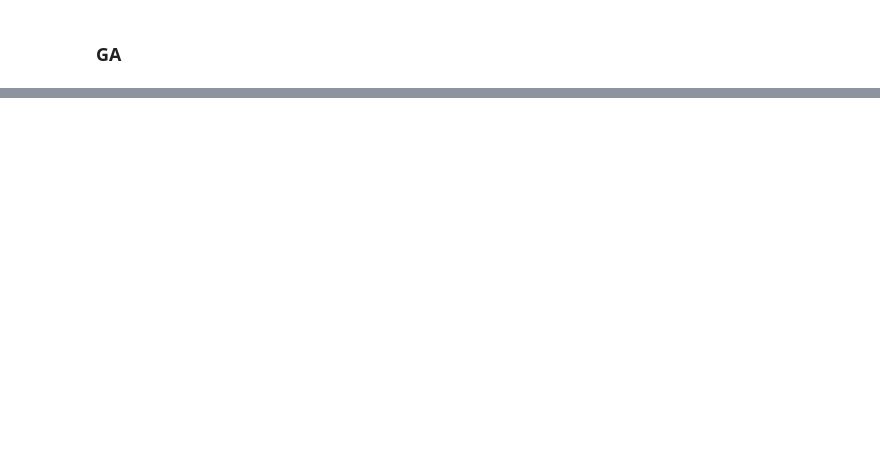
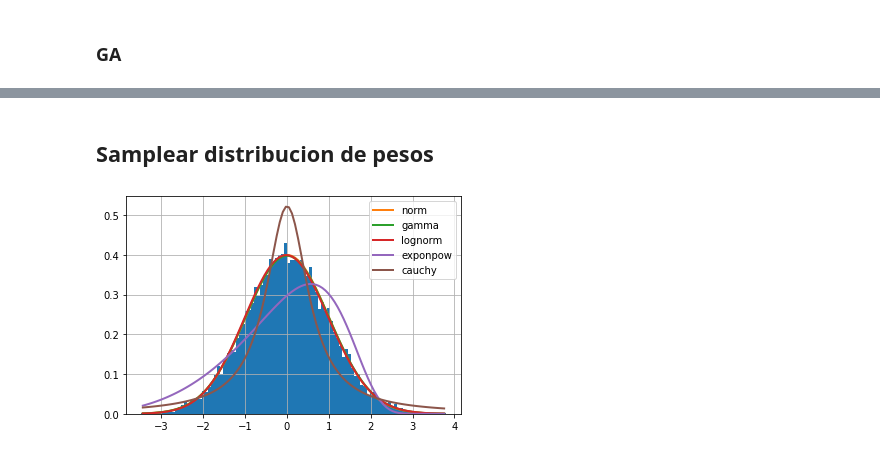
Before and after one commit to martavillagran/martavillagran.github.io, a Jupyter notebook: TFM.ipynb, the cells around one changed output, grey strips where cells are left out. Saved outputs shown, nothing was run; the diff lists cells and outputs as text; code cells hidden in the pictures; blank space fills up the shorter version.

```diff
--- a/TFM.ipynb
+++ b/TFM.ipynb
@@ -2056,0 +2317,2 @@ self.layers = self.new_topology
+# %% [markdown]
+## Samplear distribucion de pesos
@@ -2056,0 +2360,4 @@ self.layers = self.new_topology
+# %%
+sample_distriibution(1, 3, (3,1))
+# %% [output]
+[figure, added]
```
Also changed, not shown: parts of 26 cells of this notebook.
